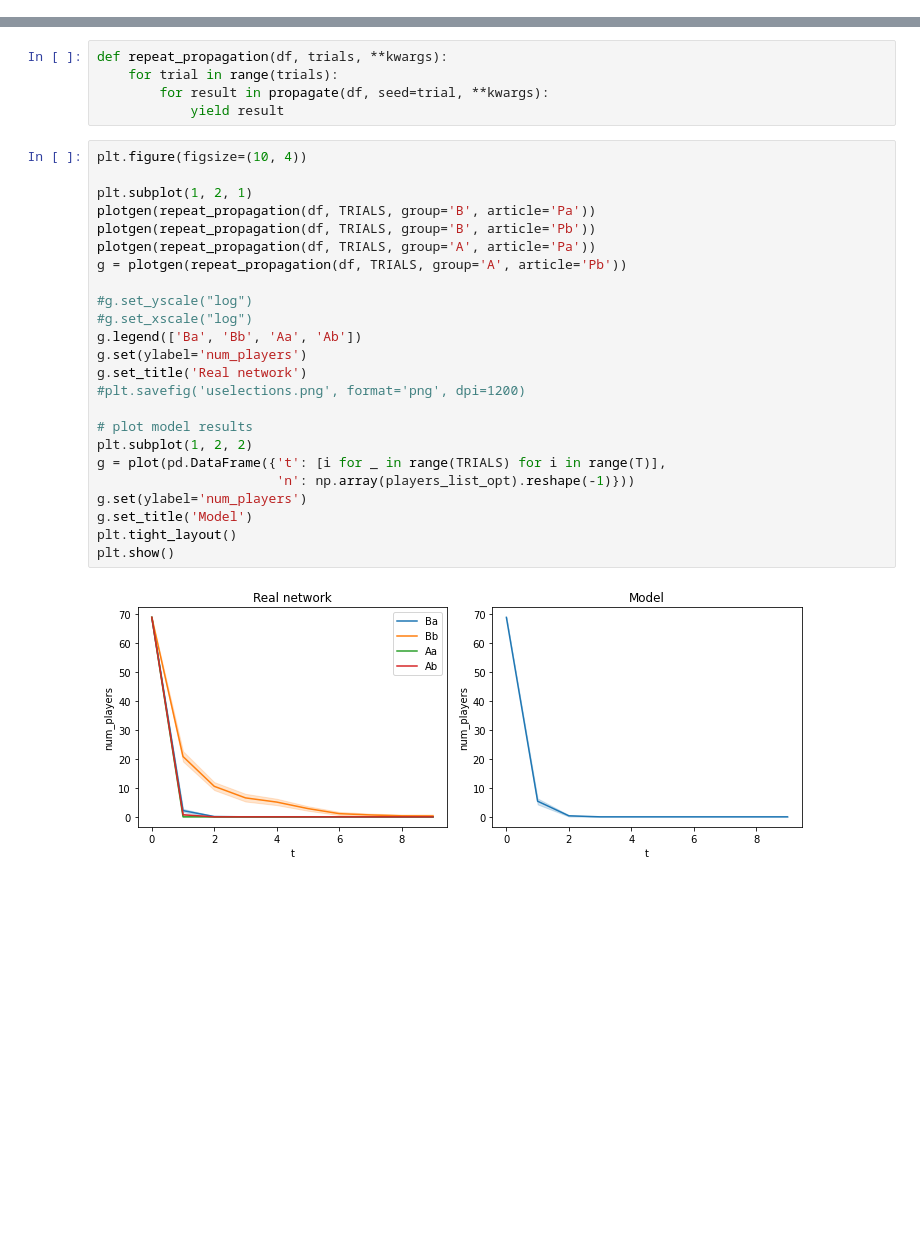
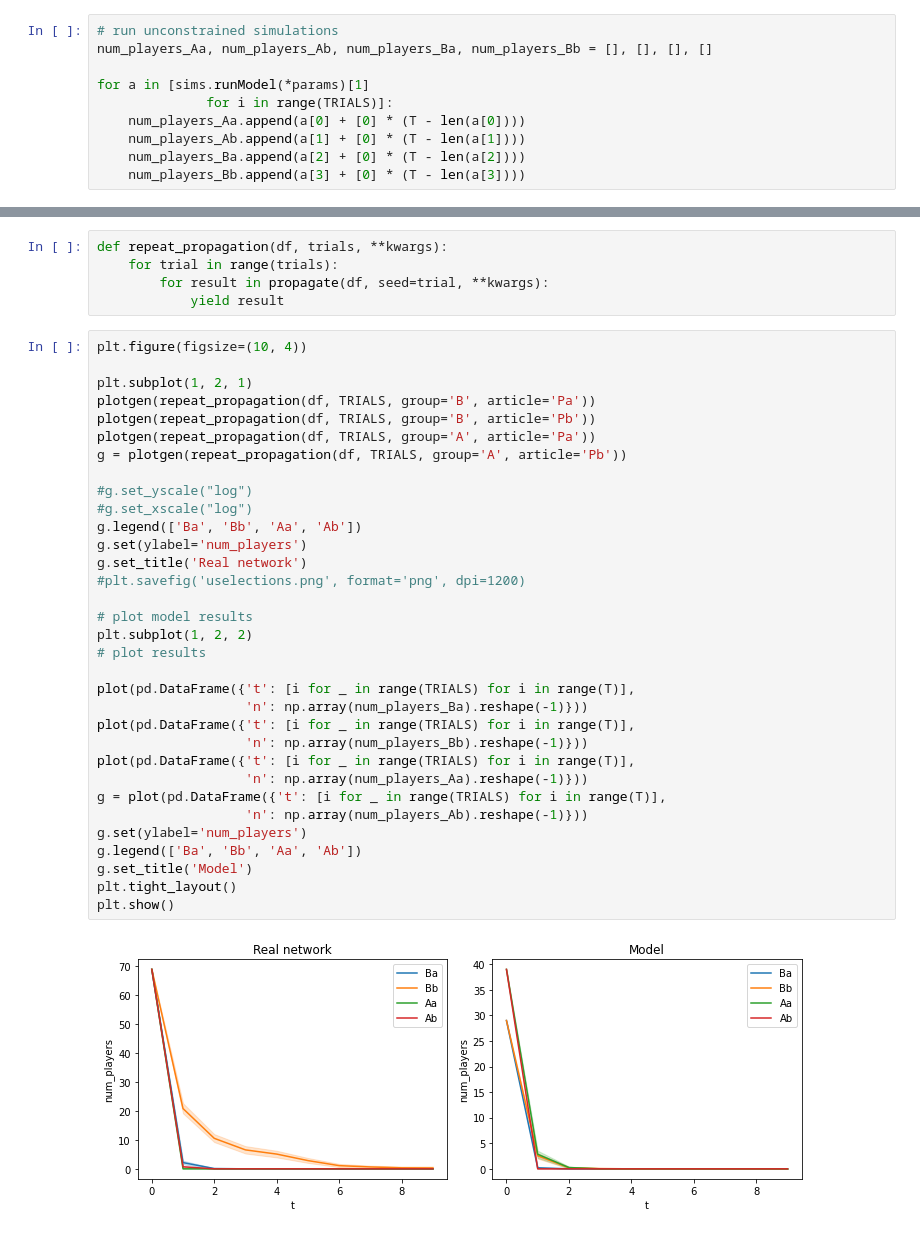
Before and after one commit to jfinocchiaro/long-term-fair-mdps, a Jupyter notebook: political-influence/real_network/network_vs_model.ipynb, the cells around one changed output, grey strips where cells are left out. Saved outputs shown, nothing was run; the diff lists cells and outputs as text; blank space fills up the shorter version.

Commit message:
add num_players plot model vs network

```diff
--- a/political-influence/real_network/network_vs_model.ipynb
+++ b/political-influence/real_network/network_vs_model.ipynb
@@ -88,0 +81,10 @@ plt.show()
+# %%
+# run unconstrained simulations
+num_players_Aa, num_players_Ab, num_players_Ba, num_players_Bb = [], [], [], []
+
+for a in [sims.runModel(*params)[1]
+              for i in range(TRIALS)]:
+    num_players_Aa.append(a[0] + [0] * (T - len(a[0])))
+    num_players_Ab.append(a[1] + [0] * (T - len(a[1])))
+    num_players_Ba.append(a[2] + [0] * (T - len(a[2])))
+    num_players_Bb.append(a[3] + [0] * (T - len(a[3])))
@@ -128,26 +143,35 @@ def repeat_propagation(df, trials, **kwargs):
 # %%
 plt.figure(figsize=(10, 4))
 
 plt.subplot(1, 2, 1)
 plotgen(repeat_propagation(df, TRIALS, group='B', article='Pa'))
 plotgen(repeat_propagation(df, TRIALS, group='B', article='Pb'))
 plotgen(repeat_propagation(df, TRIALS, group='A', article='Pa'))
 g = plotgen(repeat_propagation(df, TRIALS, group='A', article='Pb'))
 
 #g.set_yscale("log")
 #g.set_xscale("log")
 g.legend(['Ba', 'Bb', 'Aa', 'Ab'])
 g.set(ylabel='num_players')
 g.set_title('Real network')
 #plt.savefig('uselections.png', format='png', dpi=1200)
 
 # plot model results
 plt.subplot(1, 2, 2)
+# plot results
+
+plot(pd.DataFrame({'t': [i for _ in range(TRIALS) for i in range(T)],
+                   'n': np.array(num_players_Ba).reshape(-1)}))
+plot(pd.DataFrame({'t': [i for _ in range(TRIALS) for i in range(T)],
+                   'n': np.array(num_players_Bb).reshape(-1)}))
+plot(pd.DataFrame({'t': [i for _ in range(TRIALS) for i in range(T)],
+                   'n': np.array(num_players_Aa).reshape(-1)}))
 g = plot(pd.DataFrame({'t': [i for _ in range(TRIALS) for i in range(T)],
-                       'n': np.array(players_list_opt).reshape(-1)}))
+                   'n': np.array(num_players_Ab).reshape(-1)}))
 g.set(ylabel='num_players')
+g.legend(['Ba', 'Bb', 'Aa', 'Ab'])
 g.set_title('Model')
 plt.tight_layout()
 plt.show()
 # %% [output]
-[figure, old version]
+[figure, new version]
```
Also changed, not shown: parts of 8 cells of this notebook.
